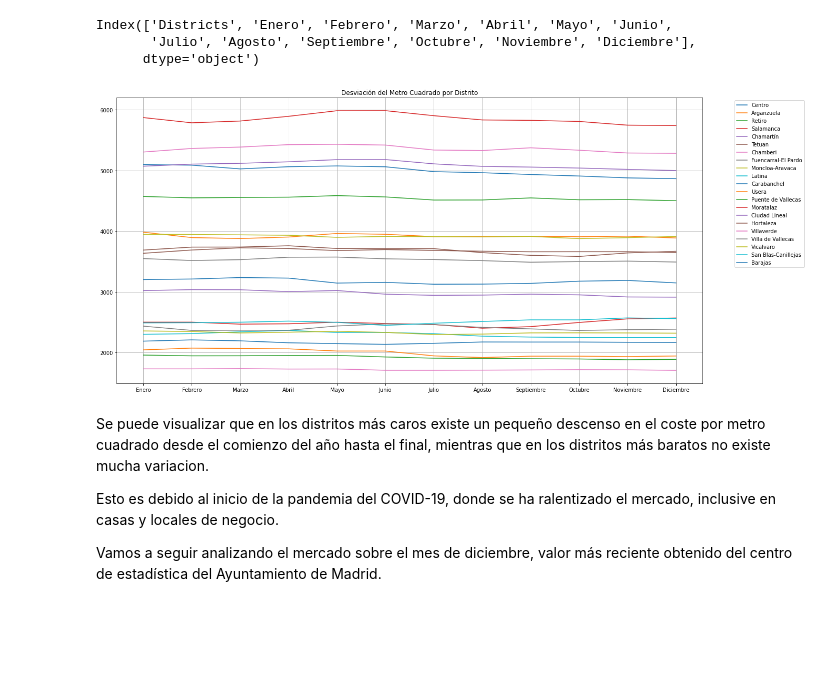
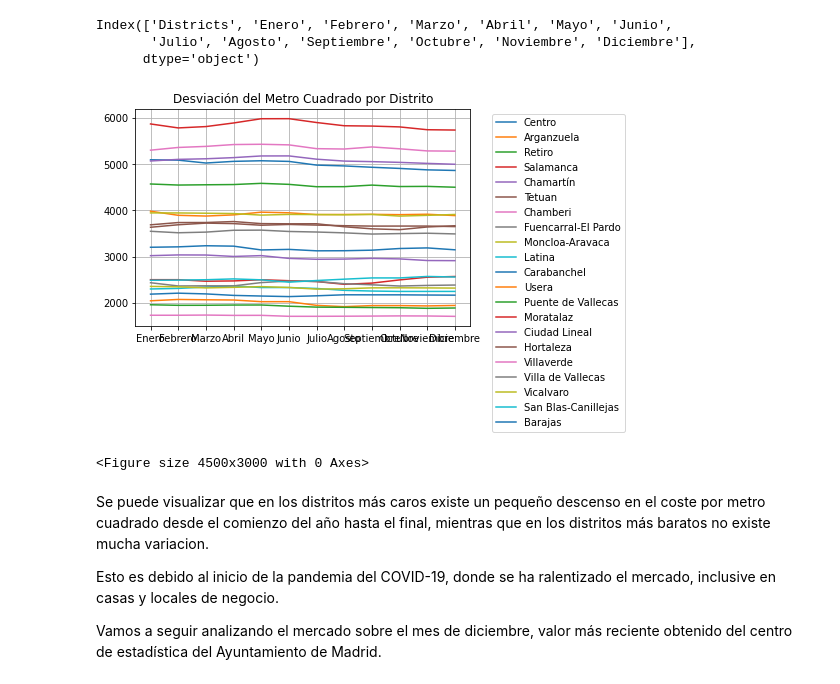
Before and after one commit to Warckor/Coursera_Capstone, a Jupyter notebook: Final_Assignment/House_Sales_Analytics_EN.ipynb, the cells around one changed output. Cells and saved outputs as stored; diff of their text form; code cells hidden in the pictures; blank space fills up the shorter version.

```diff
--- a/Final_Assignment/House_Sales_Analytics_EN.ipynb
+++ b/Final_Assignment/House_Sales_Analytics_EN.ipynb
@@ -43,9 +43,9 @@ from google.colab import drive
 import pandas as pd
 import matplotlib.pyplot as plt
 from geopy.geocoders import Nominatim
+import folium
 
 %matplotlib inline
-plt.rcParams['figure.figsize'] = [20,10]
 # %% [markdown]
 ## Data Load and Clean
 # %%
@@ -75,13 +75,15 @@ cols = cols.columns.values
 # %%
 df_month = df_rent[cols].T
 
 plt.plot(df_month)
 plt.legend(df_rent["Districts"], bbox_to_anchor=(1.05, 1.0), loc='upper left')
 plt.title("Desviación del Metro Cuadrado por Distrito")
 plt.grid()
+plt.figure(figsize=(15,10),dpi=300)
 plt.show()
 # %% [output]
-[figure, old version]
+[figure, new version]
+<Figure size 4500x3000 with 0 Axes>
 # %% [markdown]
 Se puede visualizar que en los distritos más caros existe un pequeño descenso en el coste por metro cuadrado desde el comienzo del año hasta el final, mientras que en los distritos más baratos no existe mucha variacion.
 
```
Also changed, not shown: parts of 8 cells of this notebook.
